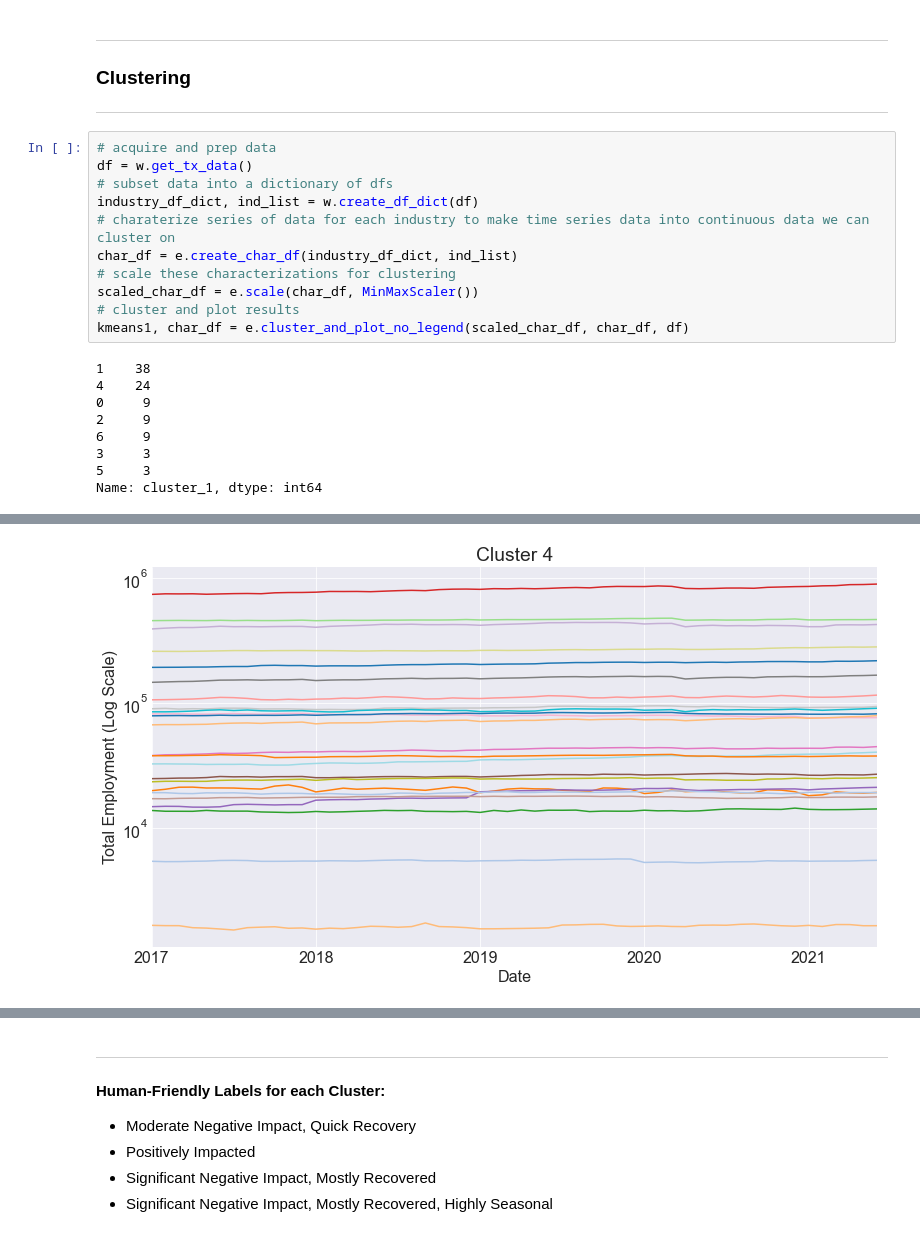
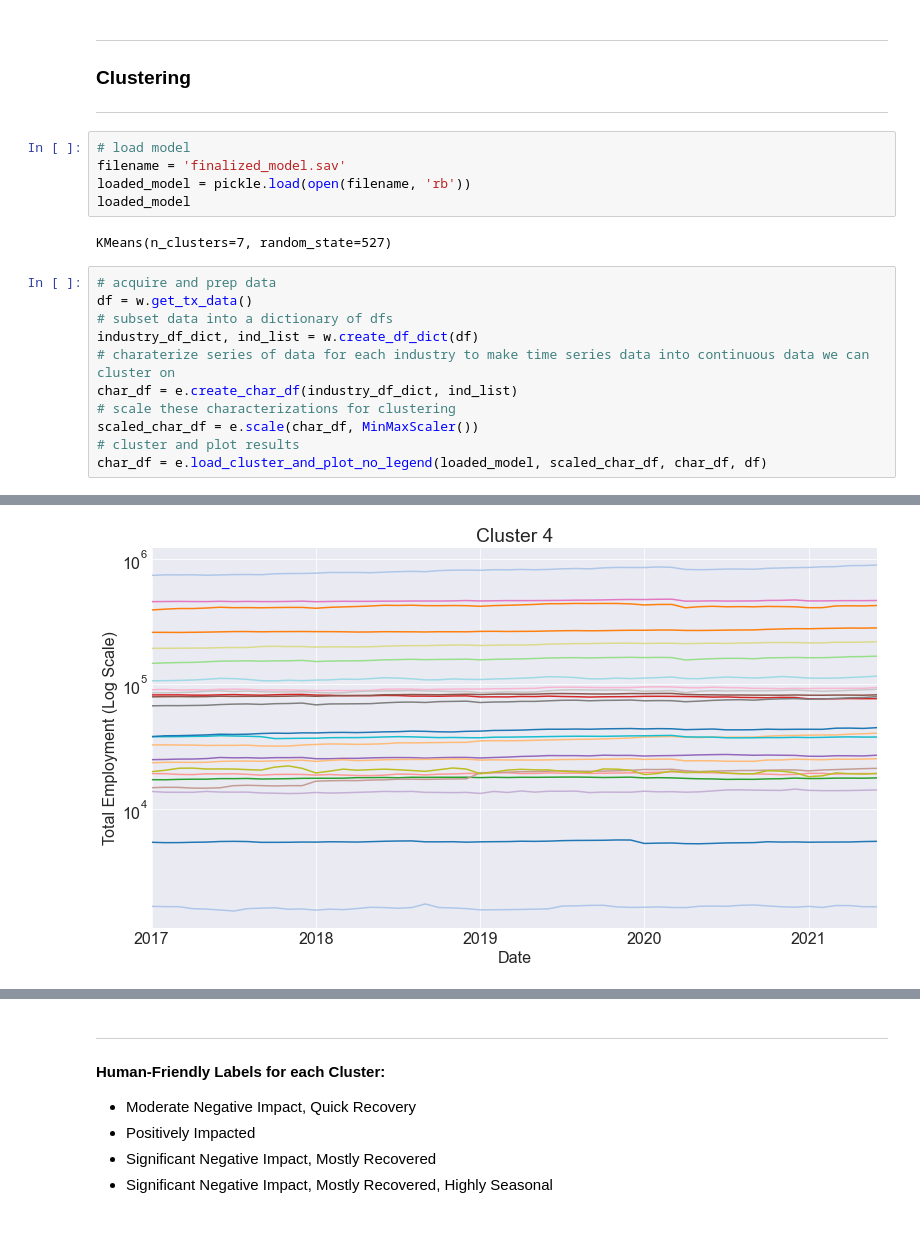
Before and after one commit to capstone-job-market-analysis/job-market-analysis, a Jupyter notebook: final_notebook.ipynb, the cells around one changed output, grey strips where cells are left out. Cells and saved outputs as stored; diff of their text form.

Commit message:
exported model to eliminate variation each time model was created and updated all functions

```diff
--- a/final_notebook.ipynb
+++ b/final_notebook.ipynb
@@ -103,6 +105,13 @@ import explore as e
 ---
 ### Clustering
 ---
+# %%
+# load model
+filename = 'finalized_model.sav'
+loaded_model = pickle.load(open(filename, 'rb'))
+loaded_model
+# %% [output]
+KMeans(n_clusters=7, random_state=527)
 # %%
 # acquire and prep data
 df = w.get_tx_data()
@@ -113,13 +122,5 @@ char_df = e.create_char_df(industry_df_dict, ind_list)
 # scale these characterizations for clustering
 scaled_char_df = e.scale(char_df, MinMaxScaler())
 # cluster and plot results
-kmeans1, char_df = e.cluster_and_plot_no_legend(scaled_char_df, char_df, df)
+char_df = e.load_cluster_and_plot_no_legend(loaded_model, scaled_char_df, char_df, df)
 # %% [output]
-1    38
-4    24
-0     9
-2     9
-6     9
-3     3
-5     3
-Name: cluster_1, dtype: int64
@@ -127 +128 @@ Name: cluster_1, dtype: int64
-[figure, old version]
+[figure, new version]
```
Also changed, not shown: parts of 4 cells of this notebook, 2 other files.
